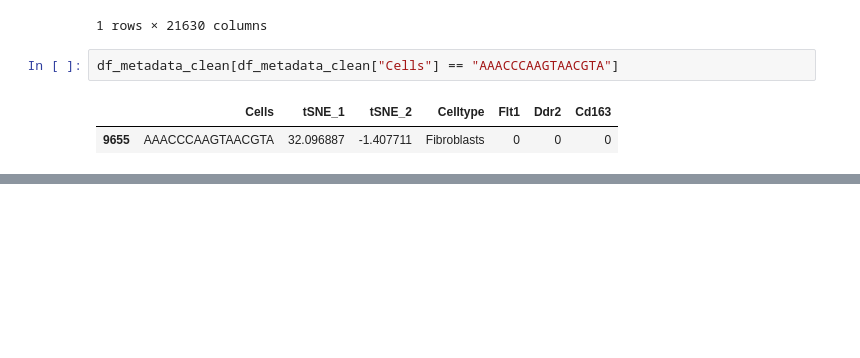
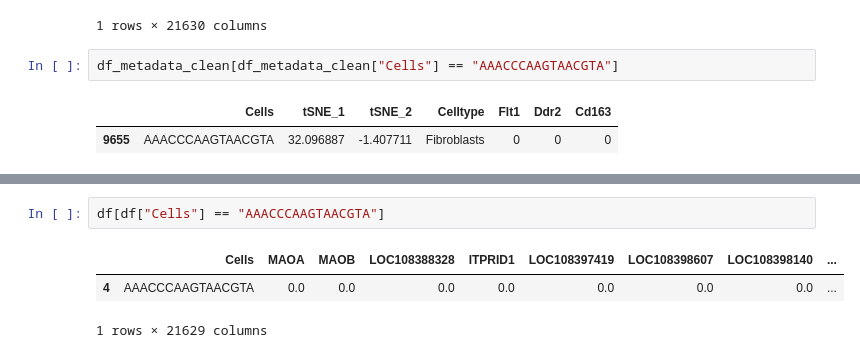
Before and after one commit to anuprulez/fm_datasets, a Jupyter notebook: collect_datasets.ipynb, the cells around one changed output, grey strips where cells are left out. Saved outputs shown, nothing was run; the diff lists cells and outputs as text; blank space fills up the shorter version.

```diff
--- a/collect_datasets.ipynb
+++ b/collect_datasets.ipynb
@@ -113,0 +174,6 @@ df_metadata_clean[df_metadata_clean["Cells"] == "AAACCCAAGTAACGTA"]
+# %%
+df[df["Cells"] == "AAACCCAAGTAACGTA"]
+# %% [output]
+|  | Cells | MAOA | MAOB | LOC108388328 | ITPRID1 | LOC108397419 | LOC108398607 | LOC108398140 | ... |
+| 4 | AAACCCAAGTAACGTA | 0.0 | 0.0 | 0.0 | 0.0 | 0.0 | 0.0 | 0.0 | ... |
+1 rows × 21629 columns
```
Also changed, not shown: parts of 6 cells of this notebook, 2 other files.
